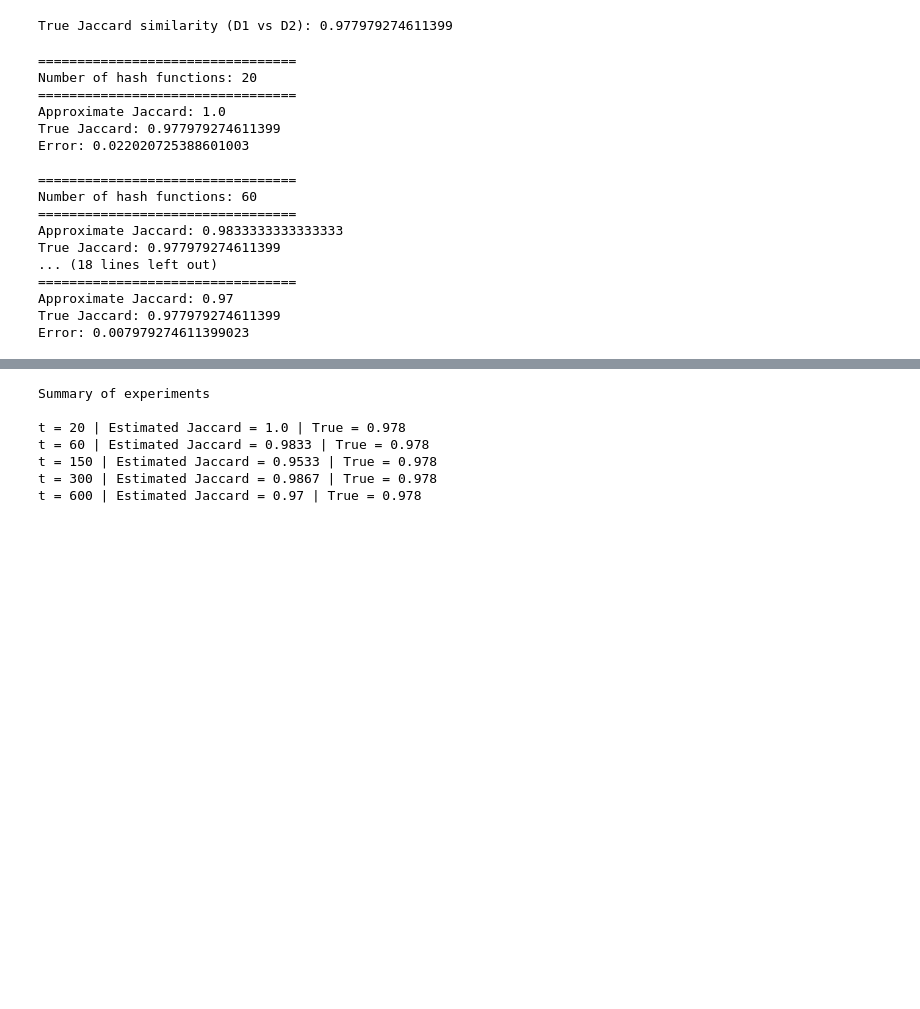
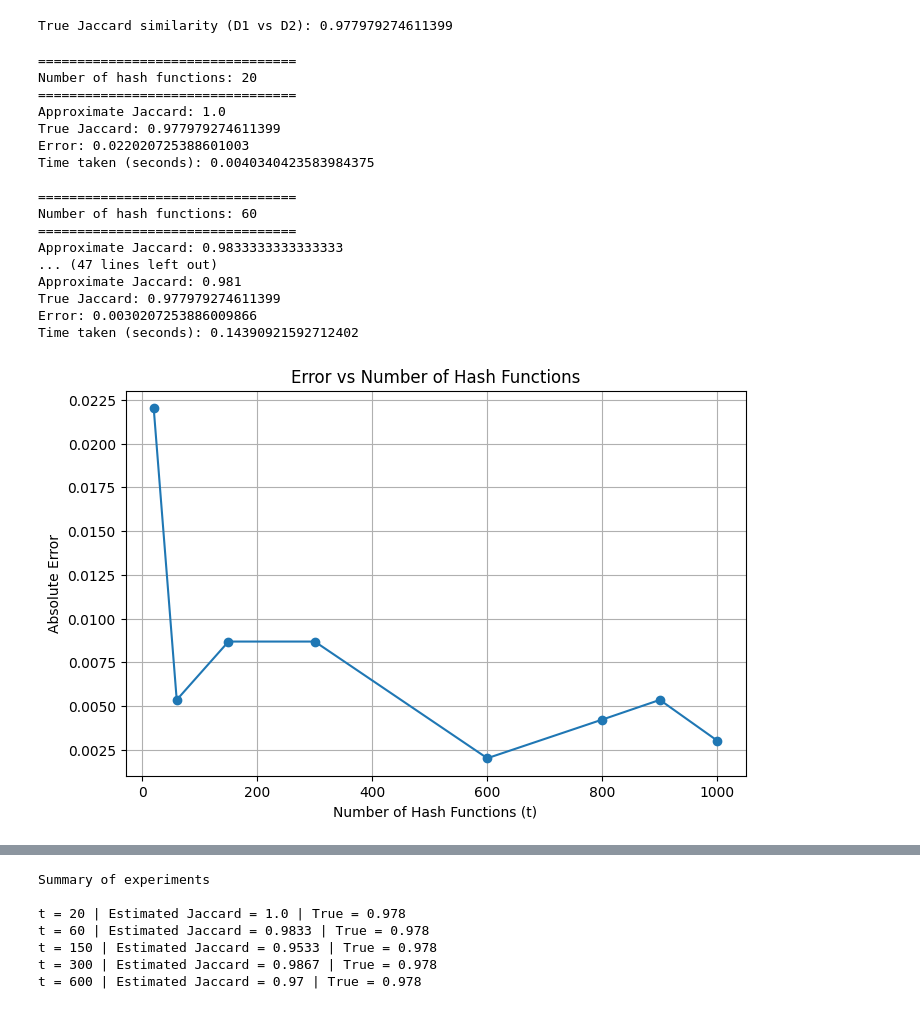
Before and after one commit to duckquack123/M25CSA007_ML_BigData_assignments, a Jupyter notebook: CSL7110_Assignment.ipynb, the cells around one changed output, grey strips where cells are left out. Drawn from its saved outputs; the diff is of its cells as text; code cells hidden in the pictures; blank space fills up the shorter version.

```diff
--- a/CSL7110_Assignment.ipynb
+++ b/CSL7110_Assignment.ipynb
@@ -409,54 +409,70 @@ def minhash_similarity(sig1,sig2):
 
     return matches/len(sig1)
 # %%
-t_values=[20,60,150,300,600]
+import matplotlib.pyplot as plt
+import time
 
-m=100000
-
-results={}
+t_values = [20, 60, 150, 300, 600, 800,900,1000]
+m = 100000
+results = {}
+errors = []
+times = []
 
 for t in t_values:
-
     print("\n=================================")
-    print("Number of hash functions:",t)
+    print("Number of hash functions:", t)
     print("=================================")
 
-    hash_funcs=generate_hash_functions(t,m)
+    start_time = time.time()
+    hash_funcs = generate_hash_functions(t, m)
+    sig1 = compute_minhash_signature(doc_shingles["D1"], hash_funcs, m)
+    sig2 = compute_minhash_signature(doc_shingles["D2"], hash_funcs, m)
+    elapsed = time.time() - start_time
 
-    sig1=compute_minhash_signature(
-        doc_shingles["D1"],
-        hash_funcs,
-        m
-    )
+    approx = minhash_similarity(sig1, sig2)
+    results[t] = approx
+    error = abs(approx - true_jaccard)
+    errors.append(error)
+    times.append(elapsed)
 
-    sig2=compute_minhash_signature(
-        doc_shingles["D2"],
-        hash_funcs,
-        m
-    )
+    print("Approximate Jaccard:", approx)
+    print("True Jaccard:", true_jaccard)
+    print("Error:", error)
+    print("Time taken (seconds):", elapsed)
 
-    approx=minhash_similarity(sig1,sig2)
+# Plotting the error vs t
+plt.figure(figsize=(8, 5))
+plt.plot(t_values, errors, marker='o')
+plt.xlabel("Number of Hash Functions (t)")
+plt.ylabel("Absolute Error")
+plt.title("Error vs Number of Hash Functions")
+plt.grid(True)
+plt.show()
 
-    results[t]=approx
-
-    print("Approximate Jaccard:",approx)
-    print("True Jaccard:",true_jaccard)
-    print("Error:",abs(approx-true_jaccard))
+# Plotting the time vs t
+plt.figure(figsize=(8, 5))
+plt.plot(t_values, times, marker='o', color='orange')
+plt.xlabel("Number of Hash Functions (t)")
+plt.ylabel("Time Taken (seconds)")
+plt.title("Computation Time vs Number of Hash Functions")
+plt.grid(True)
+plt.show()
 # %% [output]
 =================================
 Number of hash functions: 20
 =================================
 Approximate Jaccard: 1.0
 True Jaccard: 0.977979274611399
 Error: 0.022020725388601003
+Time taken (seconds): 0.0040340423583984375
 
 =================================
 Number of hash functions: 60
 =================================
 Approximate Jaccard: 0.9833333333333333
+... (47 lines left out)
+Approximate Jaccard: 0.981
 True Jaccard: 0.977979274611399
-... (18 lines left out)
-=================================
-Approximate Jaccard: 0.97
-True Jaccard: 0.977979274611399
-Error: 0.007979274611399023
+Error: 0.0030207253886009866
+Time taken (seconds): 0.14390921592712402
+[figure, added]
```
Also changed, not shown: parts of 19 cells of this notebook.
